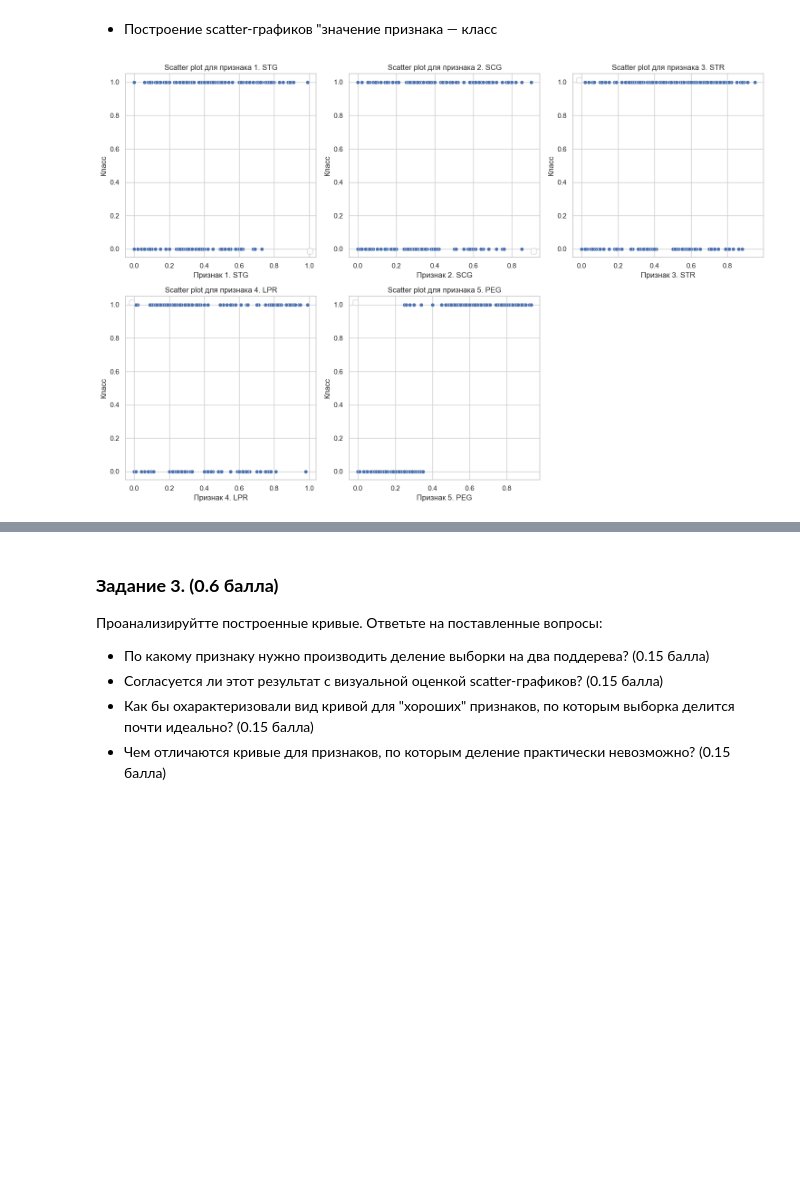
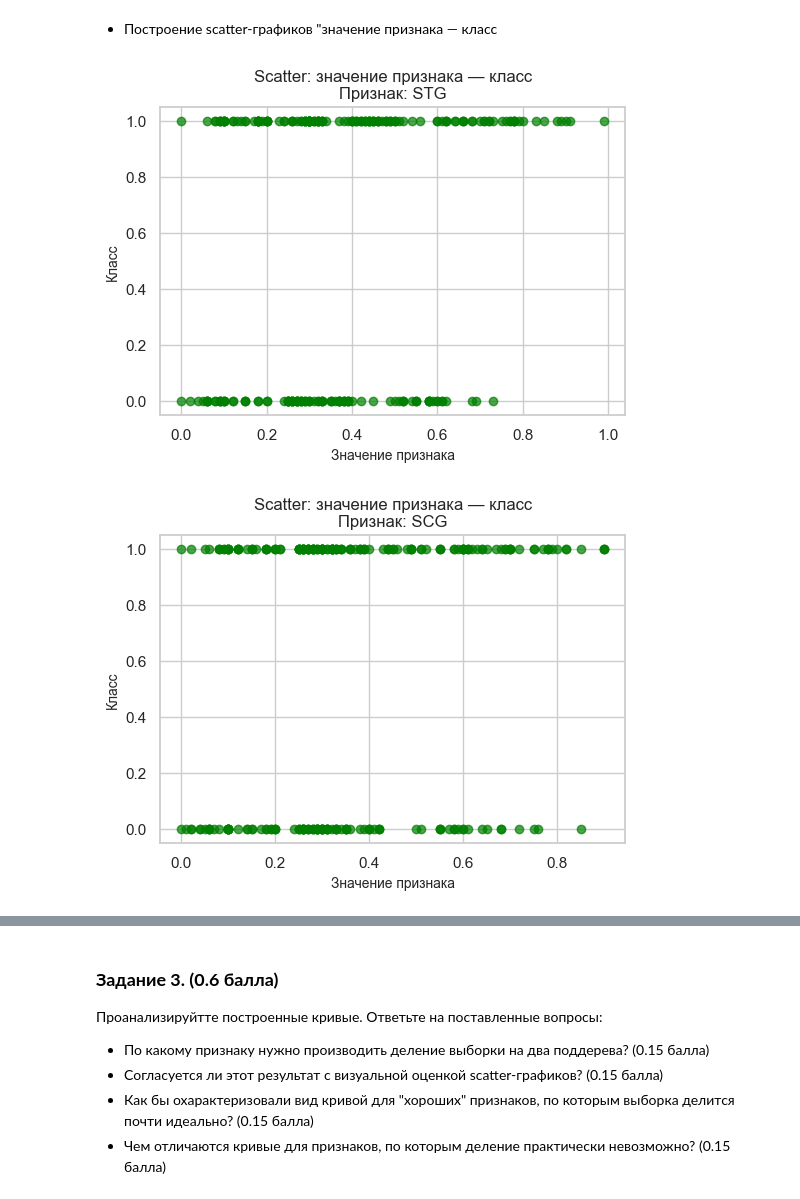
Before and after one commit to nikfilonenko/task_4_ml, a Jupyter notebook: Filonenko_Nikita_Dmitrievich_HW_4.ipynb, the cells around one changed output, grey strips where cells are left out. Drawn from its saved outputs; the diff is of its cells as text; code cells hidden in the pictures; blank space fills up the shorter version.

```diff
--- a/Filonenko_Nikita_Dmitrievich_HW_4.ipynb
+++ b/Filonenko_Nikita_Dmitrievich_HW_4.ipynb
@@ -132,0 +150,10 @@ plt.show()
+# %%
+for i, col in enumerate(X.columns):
+    thresholds, ginis, threshold_best, gini_best = find_best_split(
+        feature_vector=X[col].values,
+        target_vector=y.values
+    )
+
+    print(f"feature: {col}\n"
+          f"best gini: {gini_best}\n"
+          f"best thresold: {threshold_best}\n\n")
@@ -133,15 +178,22 @@ plt.show()
 # %% [markdown]
 - Построение scatter-графиков "значение признака — класс
-# %%
-plt.figure(figsize=(15, 10))
-for i, col in enumerate(X.columns):
-    plt.subplot(2, 3, i + 1)
-    sns.scatterplot(x=X[col].values, y=y.values)
-    plt.xlabel(f'Признак {i + 1}. {col}')
-    plt.ylabel('Класс')
-    plt.title(f'Scatter plot для признака {i + 1}. {col}')
-    plt.legend()
-plt.tight_layout()
-plt.show()
-# %% [output]
-[figure, removed]
+# %%
+import matplotlib.pyplot as plt
+
+for feature in X.columns:
+    plt.figure(figsize=(6, 4))
+
+    feature_vector = X[feature].values
+    target_vector = y.values
+
+    plt.scatter(feature_vector, target_vector, alpha=0.7, color='green')
+    plt.title(f"Scatter: значение признака — класс\nПризнак: {feature}", fontsize=12)
+    plt.xlabel("Значение признака", fontsize=10)
+    plt.ylabel("Класс", fontsize=10)
+    plt.grid(True)
+
+plt.tight_layout()
+plt.show()
+# %% [output]
+[figure, added]
+[figure, added]
```
Also changed, not shown: parts of 157 cells of this notebook, 3 other files.
